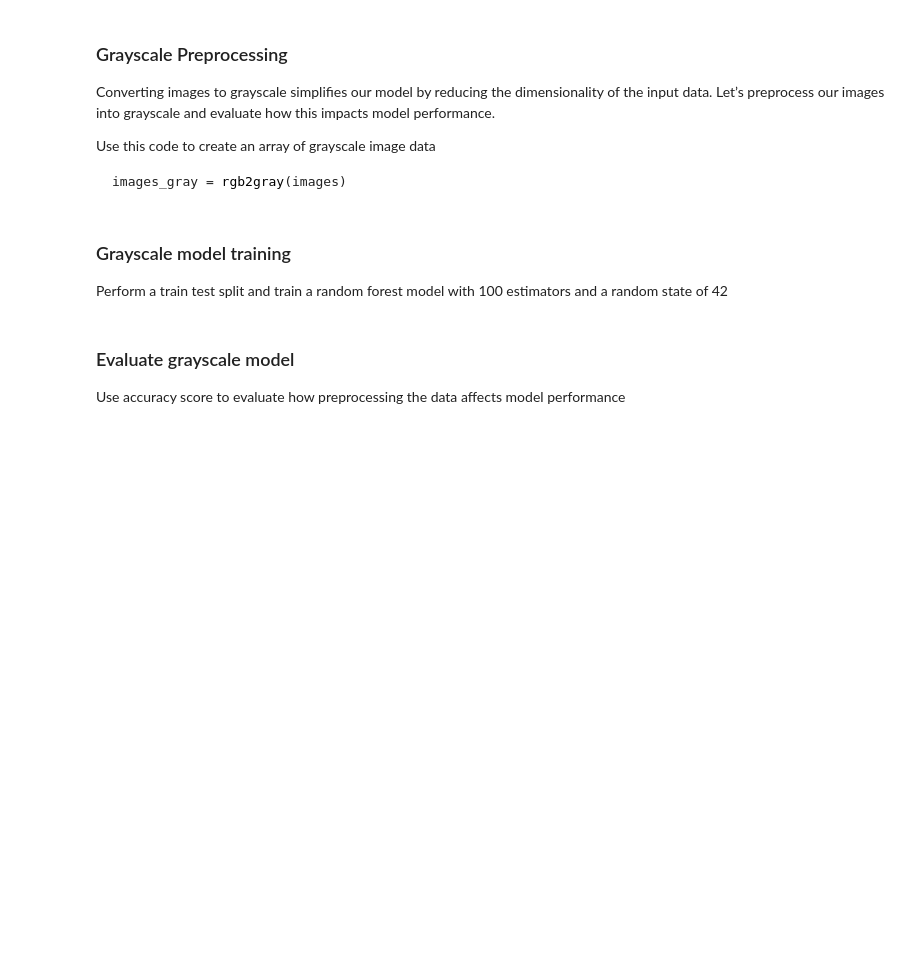
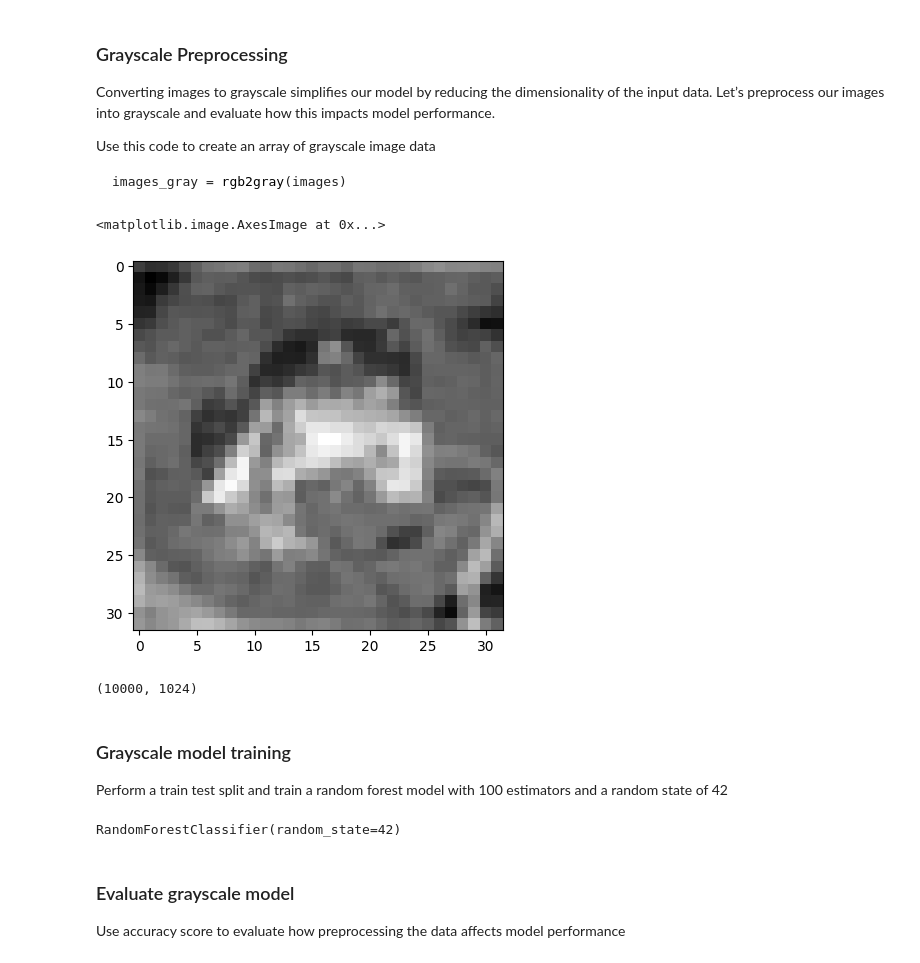
Before and after one commit to UH-MBBE/BE-491-Lecture-20, a Jupyter notebook: L20_notes.ipynb, the cells around one changed output. Saved outputs shown, nothing was run; the diff lists cells and outputs as text; code cells hidden in the pictures; blank space fills up the shorter version.

````diff
--- a/L20_notes.ipynb
+++ b/L20_notes.ipynb
@@ -209,12 +209,22 @@ images_gray = rgb2gray(images)
 ```
 # %%
 # create an array of grayscale images
+images_gray = rgb2gray(images)
 # %%
 assert images_gray.shape == (10000, 32, 32)
 # %%
 # inspect the first image
+plt.imshow(images_gray[0], cmap='gray')
+# %% [output]
+<matplotlib.image.AxesImage at 0x...>
+[figure, added]
 # %%
 # flatten the images to make them ready for the model
+images_gray_flattened = images_gray.reshape(images_gray.shape[0], -1)
+
+images_gray_flattened.shape
+# %% [output]
+(10000, 1024)
 # %%
 assert images_gray_flattened.shape == (10000, 1024)
 # %% [markdown]
@@ -222,12 +232,15 @@ assert images_gray_flattened.shape == (10000, 1024)
 Perform a train test split and train a random forest model with 100 estimators and a random state of 42
 # %%
 # do train test split
-
+X_train, X_test, y_train, y_test = train_test_split(images_gray_flattened, labels, test_size=0.2, random_state=42)
 
 # initialize the model
-
+model = RandomForestClassifier(n_estimators=100, random_state=42)
 
 # train the model
+model.fit(X_train, y_train)
+# %% [output]
+RandomForestClassifier(random_state=42)
 # %% [markdown]
 ### Evaluate grayscale model
 Use accuracy score to evaluate how preprocessing the data affects model performance
````
Also changed, not shown: parts of 11 cells of this notebook.
